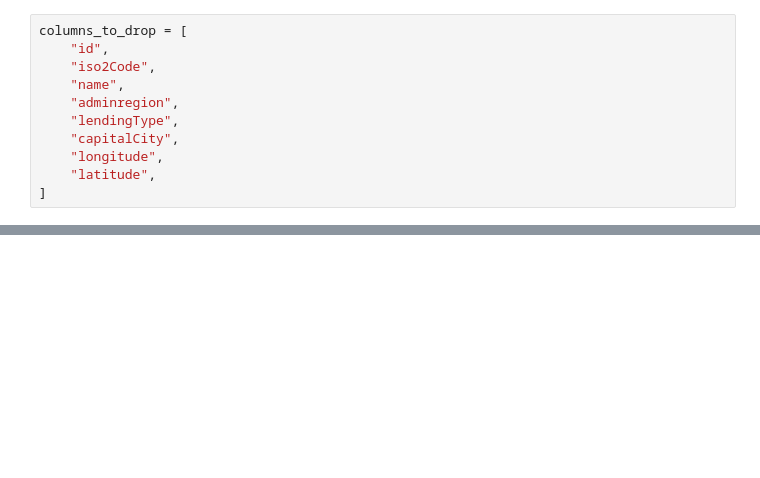
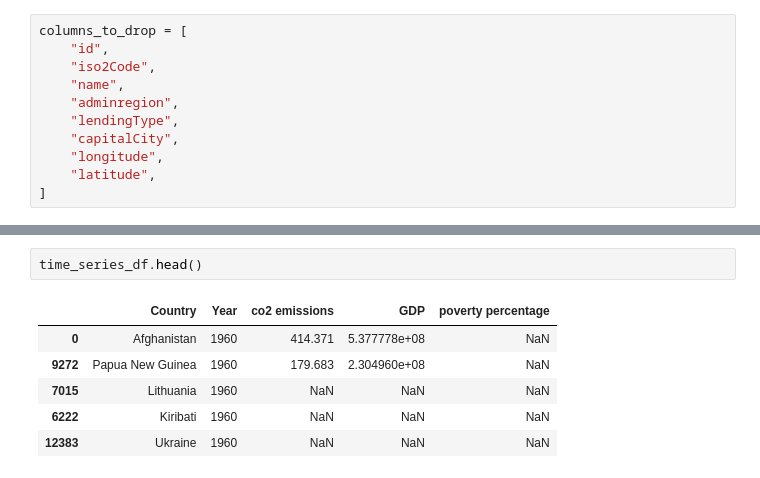
Before and after one commit to Reslan-Tinawi/Who-is-responsible-for-climate-change, a Jupyter notebook: who-is-responsible-for-climate-change.ipynb, the cells around one changed output, grey strips where cells are left out. Cells and saved outputs as stored; diff of their text form; blank space fills up the shorter version.

```diff
--- a/who-is-responsible-for-climate-change.ipynb
+++ b/who-is-responsible-for-climate-change.ipynb
@@ -277,0 +288,9 @@ overall_stats_df.head()
+# %%
+time_series_df.head()
+# %% [output]
+|  | Country | Year | co2 emissions | GDP | poverty percentage |
+| 0 | Afghanistan | 1960 | 414.371 | 5.377778e+08 | NaN |
+| 9272 | Papua New Guinea | 1960 | 179.683 | 2.304960e+08 | NaN |
+| 7015 | Lithuania | 1960 | NaN | NaN | NaN |
+| 6222 | Kiribati | 1960 | NaN | NaN | NaN |
+| 12383 | Ukraine | 1960 | NaN | NaN | NaN |
```
Also changed, not shown: parts of 11 cells of this notebook.
